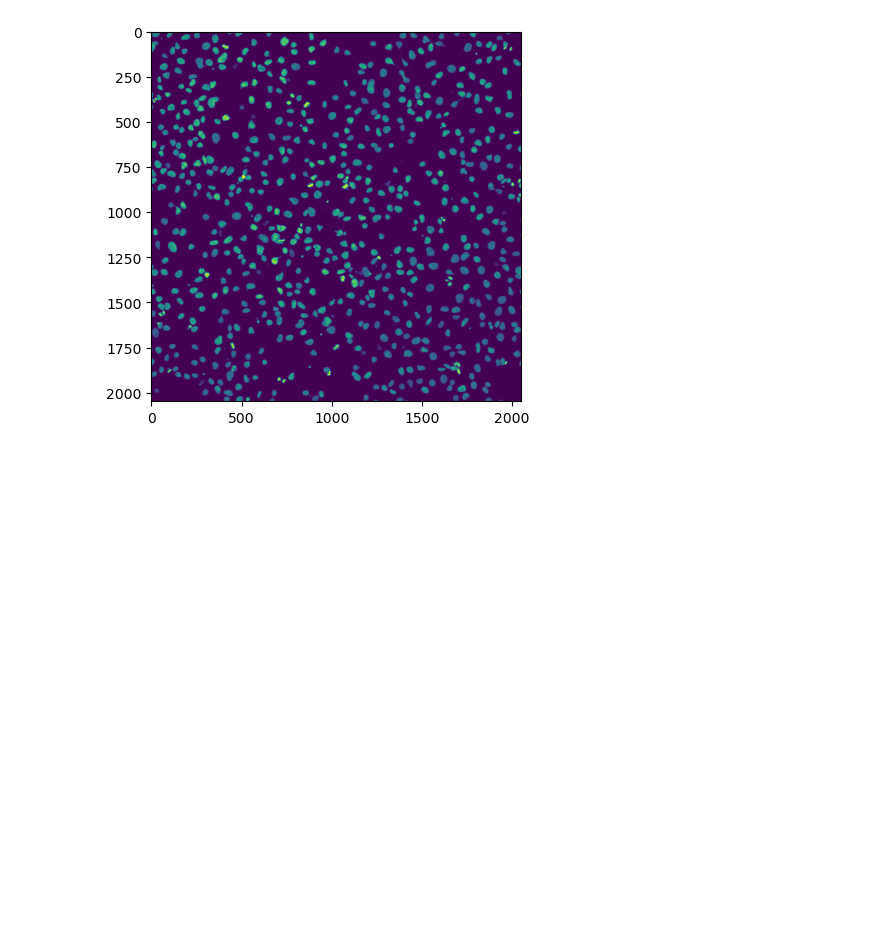
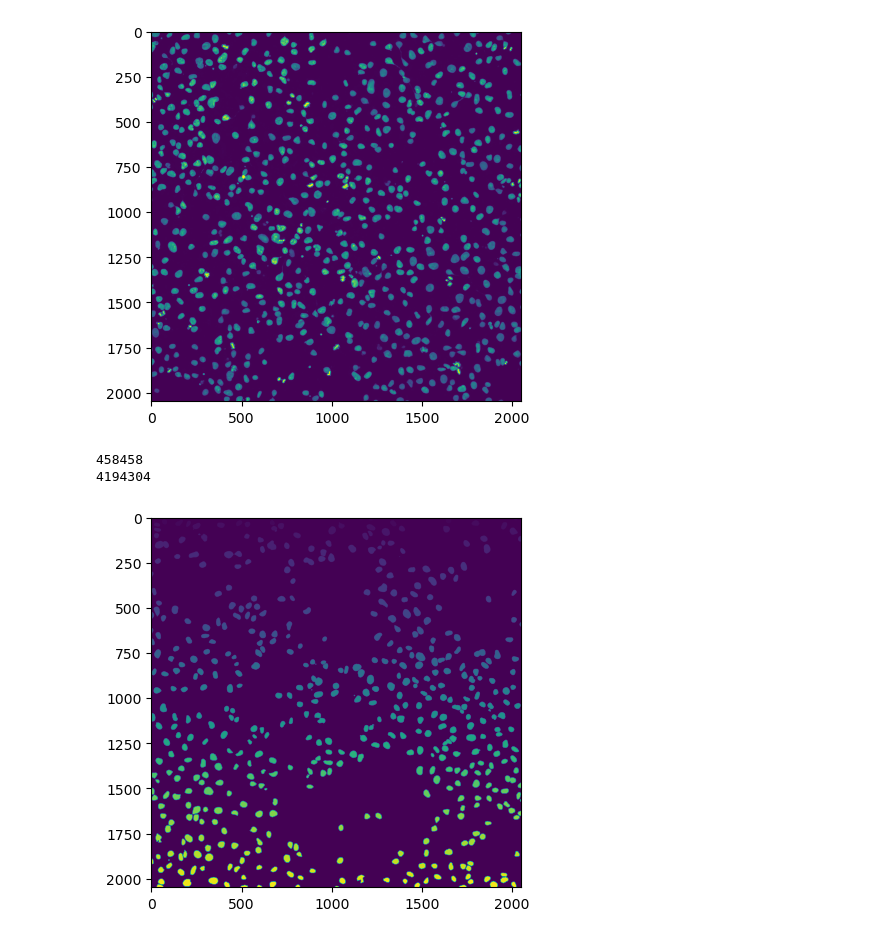
Before and after one commit to jblackwelder64/WEKA-XGBoost-Chromatin-Model, a Jupyter notebook: Main Notebook-Rip-HOG.ipynb, the cells around one changed output. Saved outputs shown, nothing was run; the diff lists cells and outputs as text; code cells hidden in the pictures; blank space fills up the shorter version.

```diff
--- a/Main Notebook-Rip-HOG.ipynb
+++ b/Main Notebook-Rip-HOG.ipynb
@@ -455,3 +428,14 @@ plt.imshow(img)
 [figure]
 <matplotlib.image.AxesImage at 0x...>
 [figure]
+# %%
+model2 = cellpose.models.CellposeModel(model_type='nuclei')
+# %%
+pred2 = model2.eval(np.moveaxis(np.array(features_test), 2, 0)[0])
+plt.imshow(pred2[0])
+print(len([pixel_val for pixel_val in list(pred2[0].flatten()) if pixel_val>0]))
+print(2048**2)
+# %% [output]
+458458
+4194304
+[figure, added]
```
Also changed, not shown: parts of 11 cells of this notebook, 2 other files.
